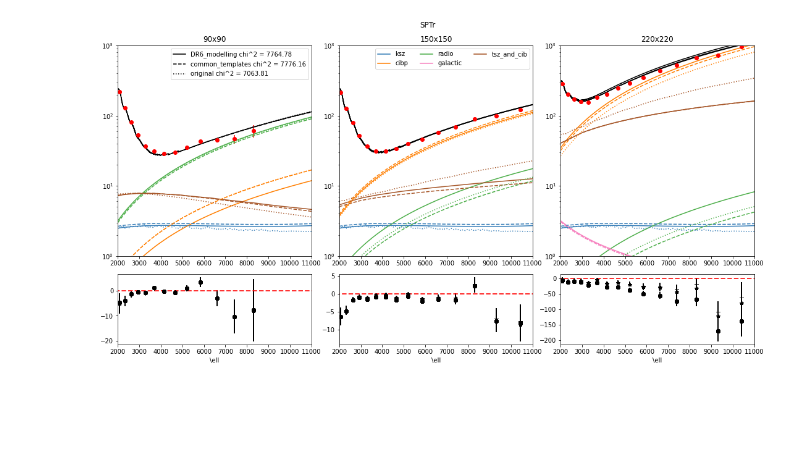
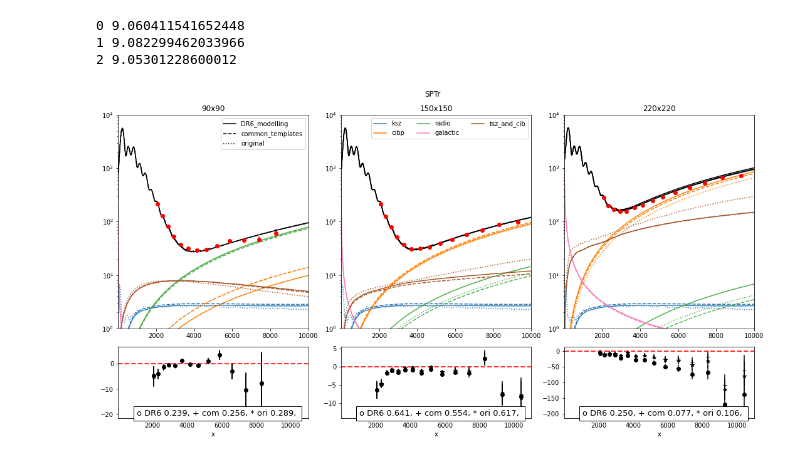
Before and after one commit to beringueb/DR6_fgmodels, a Jupyter notebook: notebooks/Residuals.ipynb, the cells around one changed output. Saved outputs shown, nothing was run; the diff lists cells and outputs as text; code cells hidden in the pictures; blank space fills up the shorter version.

```diff
--- a/notebooks/Residuals.ipynb
+++ b/notebooks/Residuals.ipynb
@@ -435,57 +497,71 @@ axs[0, 2].errorbar(ells_spt[5], dls_spt[5], yerr=err_spt[5], fmt='o', c='r')
 directory_list = ["DR6_modelling/MBAC_reichardt_plik", "common_templates/MBAC_reichardt_plik", "original/MBAC_reichardt_plik"]
 chain_list = ["MBAC_reichardt_plik_fixedcosmo", "MBAC_reichardt_plik_fixedcosmo", "MBAC_reichardt_fixedcosmo"]
 
+txt_0 = ''
+txt_1 = ''
+txt_2 = ''
+
 for i_model in range(len(directory_list)):
     label = directory_list[i_model].split('/')[0]
-    ell, DlsObs,cmp,cmp_list,leff, DlsObs_window, chi = get_dls_obs_highL(directory_list[i_model], chain_list[i_model])
+    ell, DlsObs,cmp,cmp_list,leff, DlsObs_window, chi_2, chi_tot = get_dls_obs_highL(directory_list[i_model], chain_list[i_model])
+    print(i_model, chi_tot)
     if i_model == 0 :
         cmp_list_freeze = cmp_list
-    axs[0, 0].plot(ell, DlsObs["tt", "sptr_90", "sptr_90"], ls=linestyle[i_model], c='k', label=label+" chi^2 = {:.2f}".format(chi))
+    axs[0, 0].plot(ell, DlsObs["tt", "sptr_90", "sptr_90"], ls=linestyle[i_model], c='k', label=label)
+    txt_0 += fmt_list[i_model] + ' ' + label[:3] + " {:.3f}".format(chi_2["tt", "sptr_90", "sptr_90"]) + ', '
     axs[0, 1].plot(ell, DlsObs["tt", "sptr_150", "sptr_150"], c='k')
+    txt_1 += fmt_list[i_model] + ' ' + label[:3] + " {:.3f}".format(chi_2["tt", "sptr_150", "sptr_150"]) + ', '
     axs[0, 2].plot(ell, DlsObs["tt", "sptr_220", "sptr_220"], c='k')
-
+    txt_2 += fmt_list[i_model] + ' ' + label[:3] + " {:.3f}".format(chi_2["tt", "sptr_220", "sptr_220"]) + ', '
     for j_c, c in enumerate(cmp_list_freeze['sptr', 'tt']):
         axs[0, 0].plot(ell, cmp["tt", "sptr_90", "sptr_90", c], ls=linestyle[i_model], c=col[j_c])
         if i_model==0:
             axs[0, 1].plot(ell, cmp["tt", "sptr_150", "sptr_150", c], ls=linestyle[i_model], c=col[j_c], label=c)
         else:
             axs[0, 1].plot(ell, cmp["tt", "sptr_150", "sptr_150", c], ls=linestyle[i_model], c=col[j_c])
         axs[0, 2].plot(ell, cmp["tt", "sptr_220", "sptr_220", c], ls=linestyle[i_model], c=col[j_c])
 
 
-        axs[1, 0].errorbar(ells_spt[0], dls_spt[0] - DlsObs_window["tt", "sptr_90", "sptr_90"], yerr=err_spt[0], fmt=fmt_list[i_model], c='k')
-        axs[1, 1].errorbar(ells_spt[3], dls_spt[3] - DlsObs_window["tt", "sptr_150", "sptr_150"], yerr=err_spt[3], fmt=fmt_list[i_model], c='k')
-        axs[1, 2].errorbar(ells_spt[5], dls_spt[5] - DlsObs_window["tt", "sptr_220", "sptr_220"], yerr=err_spt[5], fmt=fmt_list[i_model], c='k')
+    axs[1, 0].errorbar(ells_spt[0], dls_spt[0] - DlsObs_window["tt", "sptr_90", "sptr_90"], yerr=err_spt[0], fmt=fmt_list[i_model], c='k')
+    axs[1, 1].errorbar(ells_spt[3], dls_spt[3] - DlsObs_window["tt", "sptr_150", "sptr_150"], yerr=err_spt[3], fmt=fmt_list[i_model], c='k')
+    axs[1, 2].errorbar(ells_spt[5], dls_spt[5] - DlsObs_window["tt", "sptr_220", "sptr_220"], yerr=err_spt[5], fmt=fmt_list[i_model], c='k')
 
+axs[1, 0].text(0.95, 0.01, txt_0 ,verticalalignment='bottom',horizontalalignment='right',
+               transform=axs[1,0].transAxes,bbox={'facecolor':'white', 'pad': 5}, fontsize=13)
+axs[1, 1].text(0.95, 0.01, txt_1 ,verticalalignment='bottom',horizontalalignment='right',
+               transform=axs[1,1].transAxes,bbox={'facecolor':'white', 'pad': 5}, fontsize=13)
+axs[1, 2].text(0.95, 0.01, txt_2 ,verticalalignment='bottom',horizontalalignment='right',
+               transform=axs[1,2].transAxes,bbox={'facecolor':'white', 'pad': 5}, fontsize=13)
 
 # Add titles and labels
 axs[0,0].legend()
 axs[0,1].legend(ncol=len(directory_list))
 for i in range(3):
-#     axs[0, i].set_title(f'Data {i+1}')
-#     axs[1, i].set_title(f'Residuals {i+1}')
-    axs[1, i].set_xlabel('\ell')
+    axs[1, i].set_xlabel('x')
     axs[0, i].set_yscale('log')
     axs[1, i].plot([0,11000],[0,0], lw=2, ls = 'dashed', c='r', alpha=.8)
-    axs[0, i].set_ylim(1, 1e3)
-    axs[0, i].set_xlim(2000, 11000)
+    axs[0, i].set_ylim(1, 1e4)
+    axs[0, i].set_xlim(2, 1e4)
 #     axs[0, i].set_ylim(-, 1e4)
-    axs[1, i].set_xlim(2000, 11000)
+    axs[1, i].set_xlim(2, 11000)
 axs[0,0].set_title(f"{freqs_spt[0]}")
 axs[0,1].set_title(f"{freqs_spt[3]}")
 axs[0,2].set_title(f"{freqs_spt[5]}")
 
 plt.suptitle("SPTr")
 
 # Adjust layout
 plt.tight_layout()
-# plt.savefig(os.path.join("/Users/benjaminberingue/Documents/Research/ACT/project/0223_mflike-highL/DR6_fgmodels/figures",
-#             "residuals_sptr1.png"))
+plt.savefig(os.path.join("/Users/benjaminberingue/Documents/Research/ACT/project/0223_mflike-highL/DR6_fgmodels/figures",
+            "residuals_sptr1.png"))
 
 # Show the plot
 plt.show()
 # %% [output]
+0 9.060411541652448
+1 9.082299462033966
+2 9.05301228600012
-[figure, old version]
+[figure, new version]
 # %%
 ### SPT-Reichardt
 
```
Also changed, not shown: parts of 4 cells of this notebook, 9 other files.
